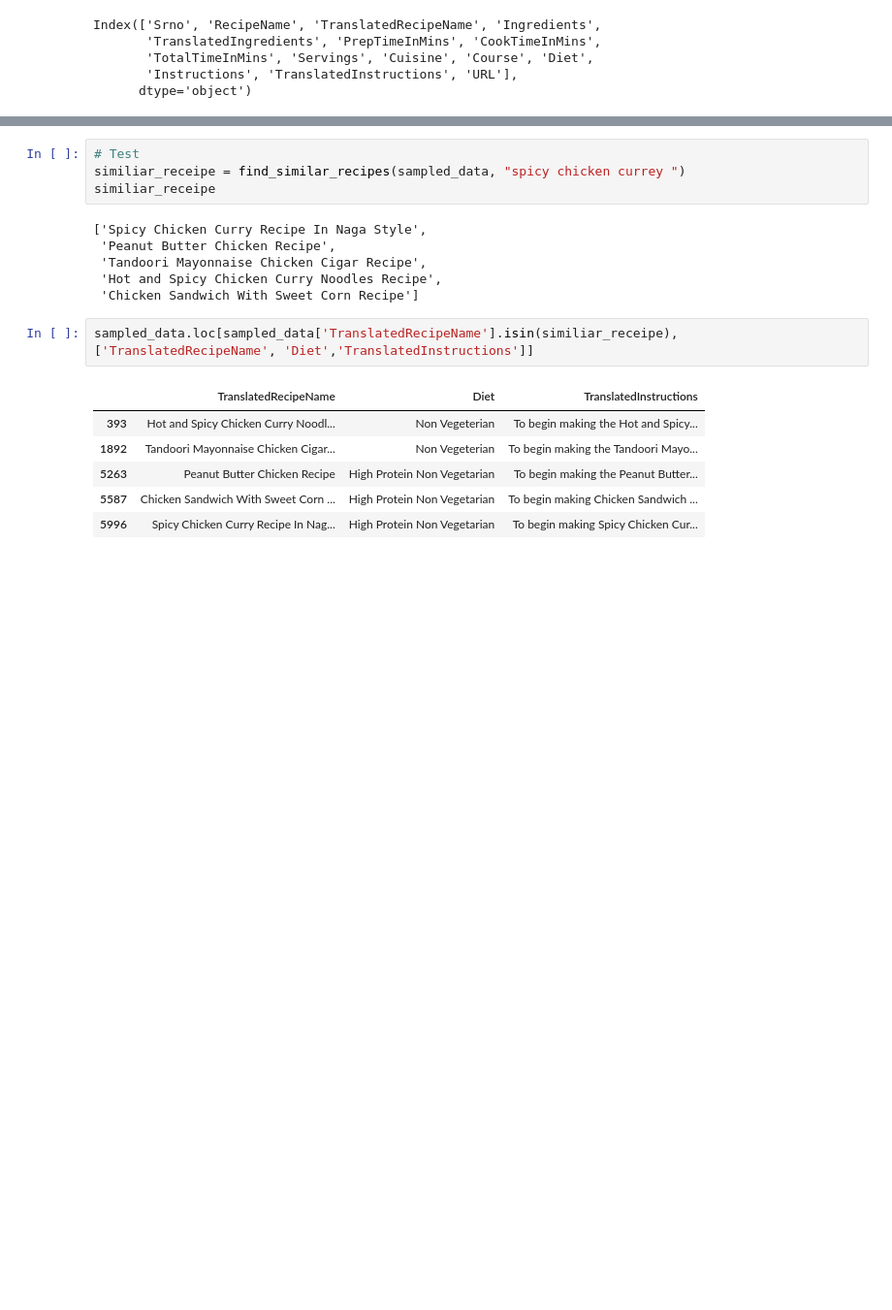
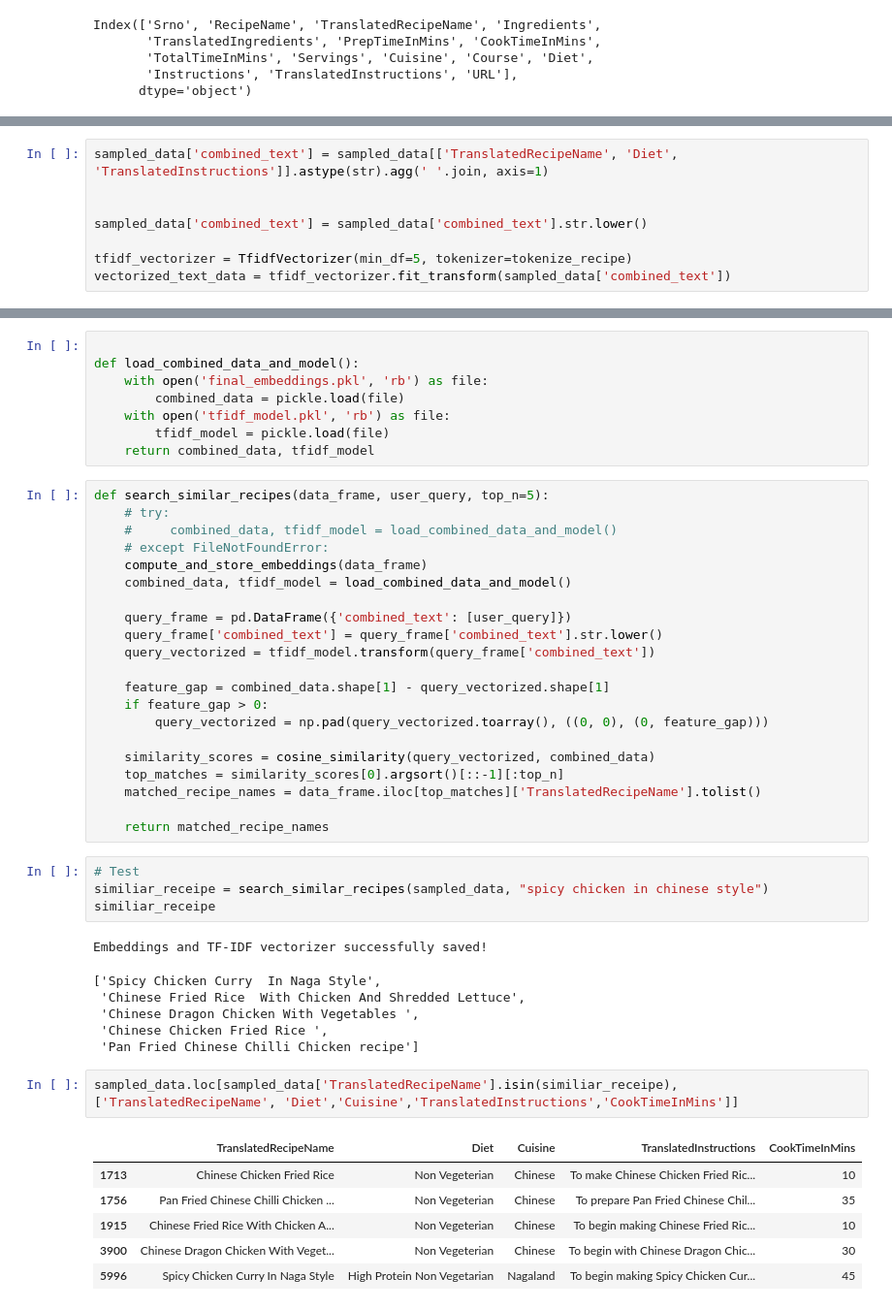
Before and after one commit to adityash97/DataScience, a Jupyter notebook: projects/smart_recipe_recommender/pre_process.ipynb, the cells around one changed output, grey strips where cells are left out. Shown: that part at 97% size. Cells and saved outputs as stored; diff of their text form; blank space fills up the shorter version.

```diff
--- a/projects/smart_recipe_recommender/pre_process.ipynb
+++ b/projects/smart_recipe_recommender/pre_process.ipynb
@@ -511,0 +364,8 @@ def find_similar_recipes(sampled_data, user_input, num_similar=5):
+# %%
+sampled_data['combined_text'] = sampled_data[['TranslatedRecipeName', 'Diet', 'TranslatedInstructions']].astype(str).agg(' '.join, axis=1)
+
+
+sampled_data['combined_text'] = sampled_data['combined_text'].str.lower()
+
+tfidf_vectorizer = TfidfVectorizer(min_df=5, tokenizer=tokenize_recipe)
+vectorized_text_data = tfidf_vectorizer.fit_transform(sampled_data['combined_text'])
@@ -512,19 +376,49 @@ def find_similar_recipes(sampled_data, user_input, num_similar=5):
+# %%
+
+def load_combined_data_and_model():
+    with open('final_embeddings.pkl', 'rb') as file:
+        combined_data = pickle.load(file)
+    with open('tfidf_model.pkl', 'rb') as file:
+        tfidf_model = pickle.load(file)
+    return combined_data, tfidf_model
+# %%
+def search_similar_recipes(data_frame, user_query, top_n=5):
+    # try:
+    #     combined_data, tfidf_model = load_combined_data_and_model()
+    # except FileNotFoundError:
+    compute_and_store_embeddings(data_frame)
+    combined_data, tfidf_model = load_combined_data_and_model()
+
+    query_frame = pd.DataFrame({'combined_text': [user_query]})
+    query_frame['combined_text'] = query_frame['combined_text'].str.lower()
+    query_vectorized = tfidf_model.transform(query_frame['combined_text'])
+
+    feature_gap = combined_data.shape[1] - query_vectorized.shape[1]
+    if feature_gap > 0:
+        query_vectorized = np.pad(query_vectorized.toarray(), ((0, 0), (0, feature_gap)))
+
+    similarity_scores = cosine_similarity(query_vectorized, combined_data)
+    top_matches = similarity_scores[0].argsort()[::-1][:top_n]
+    matched_recipe_names = data_frame.iloc[top_matches]['TranslatedRecipeName'].tolist()
+
+    return matched_recipe_names
 # %%
 # Test
-similiar_receipe = find_similar_recipes(sampled_data, "spicy chicken currey ")
+similiar_receipe = search_similar_recipes(sampled_data, "spicy chicken in chinese style")
 similiar_receipe
 # %% [output]
-['Spicy Chicken Curry Recipe In Naga Style',
- 'Peanut Butter Chicken Recipe',
- 'Tandoori Mayonnaise Chicken Cigar Recipe',
- 'Hot and Spicy Chicken Curry Noodles Recipe',
- 'Chicken Sandwich With Sweet Corn Recipe']
+Embeddings and TF-IDF vectorizer successfully saved!
+['Spicy Chicken Curry  In Naga Style',
+ 'Chinese Fried Rice  With Chicken And Shredded Lettuce',
+ 'Chinese Dragon Chicken With Vegetables ',
+ 'Chinese Chicken Fried Rice ',
+ 'Pan Fried Chinese Chilli Chicken recipe']
 # %%
-sampled_data.loc[sampled_data['TranslatedRecipeName'].isin(similiar_receipe), ['TranslatedRecipeName', 'Diet','TranslatedInstructions']]
+sampled_data.loc[sampled_data['TranslatedRecipeName'].isin(similiar_receipe), ['TranslatedRecipeName', 'Diet','Cuisine','TranslatedInstructions','CookTimeInMins']]
 # %% [output]
-|  | TranslatedRecipeName | Diet | TranslatedInstructions |
-| 393 | Hot and Spicy Chicken Curry Noodl... | Non Vegeterian | To begin making the Hot and Spicy... |
-| 1892 | Tandoori Mayonnaise Chicken Cigar... | Non Vegeterian | To begin making the Tandoori Mayo... |
-| 5263 | Peanut Butter Chicken Recipe | High Protein Non Vegetarian | To begin making the Peanut Butter... |
-| 5587 | Chicken Sandwich With Sweet Corn ... | High Protein Non Vegetarian | To begin making Chicken Sandwich ... |
-| 5996 | Spicy Chicken Curry Recipe In Nag... | High Protein Non Vegetarian | To begin making Spicy Chicken Cur... |
+|  | TranslatedRecipeName | Diet | Cuisine | TranslatedInstructions | CookTimeInMins |
+| 1713 | Chinese Chicken Fried Rice | Non Vegeterian | Chinese | To make Chinese Chicken Fried Ric... | 10 |
+| 1756 | Pan Fried Chinese Chilli Chicken ... | Non Vegeterian | Chinese | To prepare Pan Fried Chinese Chil... | 35 |
+| 1915 | Chinese Fried Rice With Chicken A... | Non Vegeterian | Chinese | To begin making Chinese Fried Ric... | 10 |
+| 3900 | Chinese Dragon Chicken With Veget... | Non Vegeterian | Chinese | To begin with Chinese Dragon Chic... | 30 |
+| 5996 | Spicy Chicken Curry In Naga Style | High Protein Non Vegetarian | Nagaland | To begin making Spicy Chicken Cur... | 45 |
```
Also changed, not shown: parts of 23 cells of this notebook, 3 other files.
